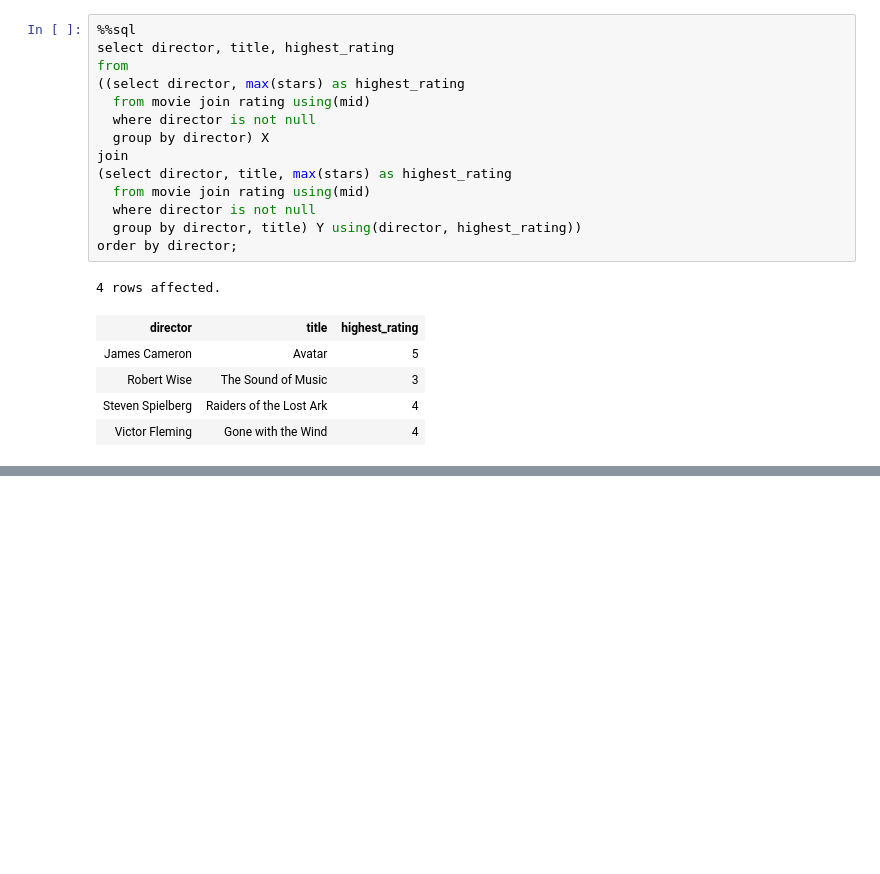
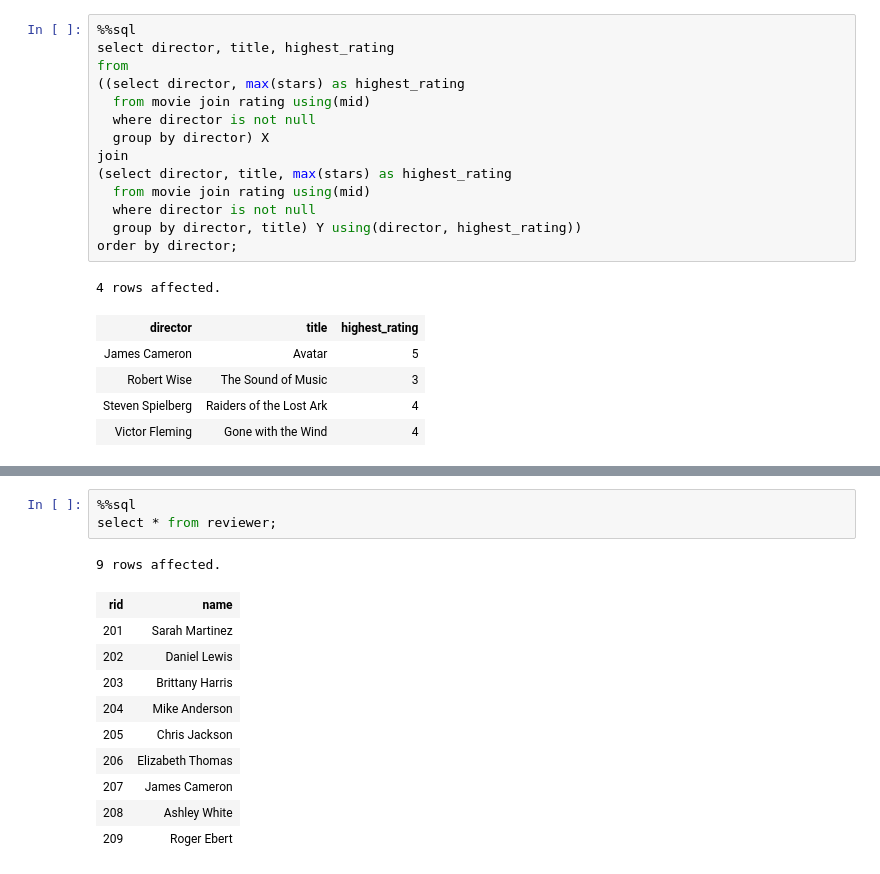
Before and after one commit to kbammarito/stanford_databases, a Jupyter notebook: movie_ratings_analysis.ipynb, the cells around one changed output, grey strips where cells are left out. Saved outputs shown, nothing was run; the diff lists cells and outputs as text; blank space fills up the shorter version.

```diff
--- a/movie_ratings_analysis.ipynb
+++ b/movie_ratings_analysis.ipynb
@@ -517,0 +544,15 @@ order by director;
+# %%
+%%sql
+select * from reviewer;
+# %% [output]
+9 rows affected.
+| rid | name |
+| 201 | Sarah Martinez |
+| 202 | Daniel Lewis |
+| 203 | Brittany Harris |
+| 204 | Mike Anderson |
+| 205 | Chris Jackson |
+| 206 | Elizabeth Thomas |
+| 207 | James Cameron |
+| 208 | Ashley White |
+| 209 | Roger Ebert |
```
Also changed, not shown: parts of 19 cells of this notebook.
